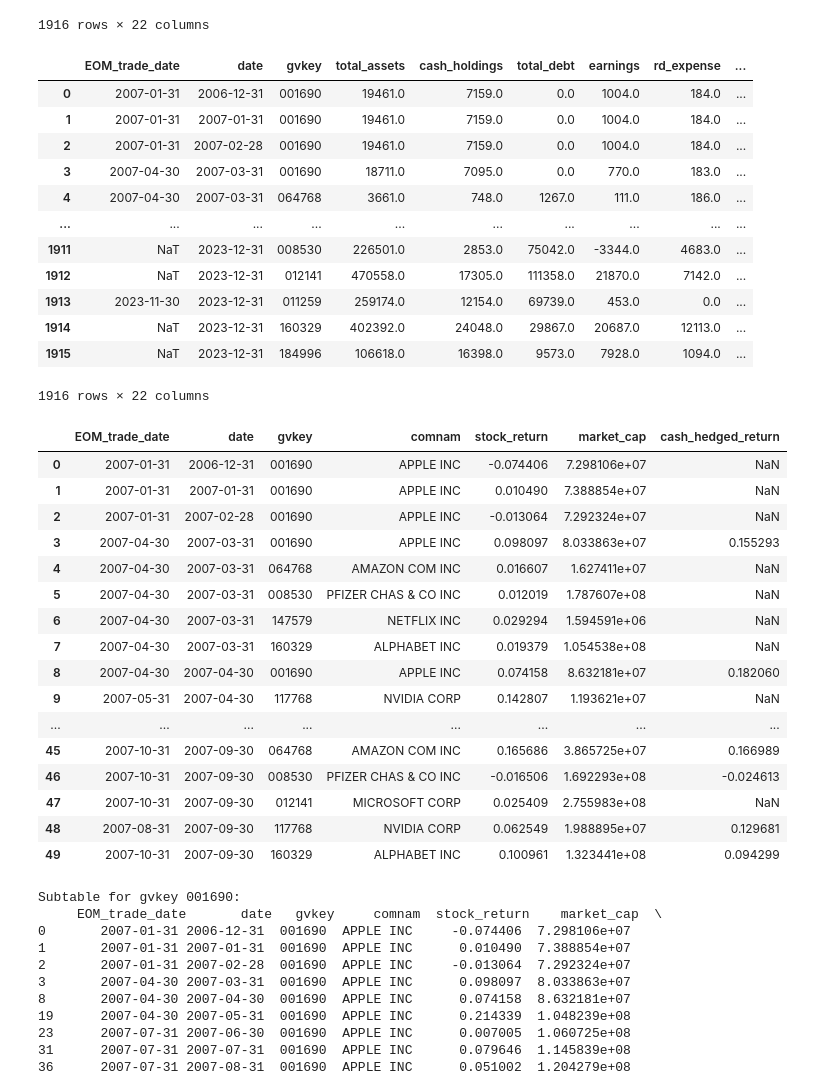
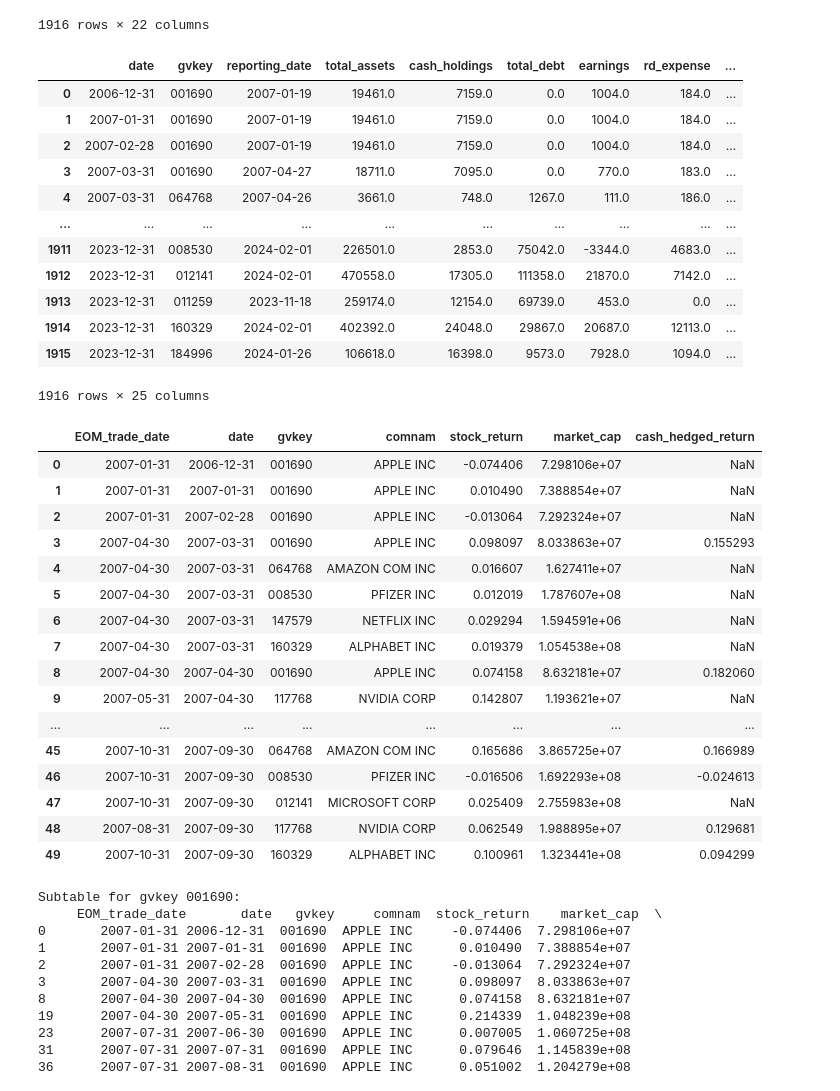
Before and after one commit to veervohra03/CashHedged, a Jupyter notebook: Multiple-Companies-Cash-Hedged.ipynb, the cells around one changed output. Cells and saved outputs as stored; diff of their text form; code cells hidden in the pictures.

```diff
--- a/Multiple-Companies-Cash-Hedged.ipynb
+++ b/Multiple-Companies-Cash-Hedged.ipynb
@@ -371,49 +381,47 @@ agg_fin_data
 | 1914 | 2023-12-31 | 160329 | 2024-01-30 | 402392.0 | 24048.0 | 29867.0 | 20687.0 | 12113.0 | ... |
 | 1915 | 2023-12-31 | 184996 | 2024-01-24 | 106618.0 | 16398.0 | 9573.0 | 7928.0 | 1094.0 | ... |
 1916 rows × 22 columns
+# %%
+agg_fin_data['reporting_date'] = pd.to_datetime(agg_fin_data['reporting_date']) + pd.Timedelta(days=1)
 # %%
 last_trading_days = conn.raw_sql(f'''
 SELECT DISTINCT
     MAX(date) AS last_trade_date
 FROM crsp.dsf
 WHERE date >= '{query_start_date}'
 GROUP BY DATE_TRUNC('month', date)
 ORDER BY last_trade_date
 ''')
 
 last_trading_days['last_trade_date'] = pd.to_datetime(last_trading_days['last_trade_date'])
 last_trading_days['month'] = last_trading_days['last_trade_date'].dt.month
 last_trading_days['year'] = last_trading_days['last_trade_date'].dt.year
 
-agg_fin_data['trade_date'] = pd.to_datetime(agg_fin_data['reporting_date']) + pd.Timedelta(days=1)
-agg_fin_data['month'] = agg_fin_data['trade_date'].dt.month
-agg_fin_data['year'] = agg_fin_data['trade_date'].dt.year
+agg_fin_data['reporting_date'] = pd.to_datetime(agg_fin_data['reporting_date']) + pd.Timedelta(days=1)
+agg_fin_data['month'] = agg_fin_data['reporting_date'].dt.month
+agg_fin_data['year'] = agg_fin_data['reporting_date'].dt.year
 
 last_trading_day_mapping = last_trading_days.set_index(['year', 'month'])['last_trade_date'].to_dict()
 
-EOM_trading_date = agg_fin_data.apply(
+agg_fin_data['EOM_trade_date'] = agg_fin_data.apply(
     lambda row: last_trading_day_mapping.get((row['year'], row['month'])),
     axis=1
 )
-
-agg_fin_data.insert(0, 'EOM_trade_date', EOM_trading_date)
-agg_fin_data = agg_fin_data.drop(columns=['year', 'month','trade_date','reporting_date'])
-
 agg_fin_data
 # %% [output]
-|  | EOM_trade_date | date | gvkey | total_assets | cash_holdings | total_debt | earnings | rd_expense | ... |
-| 0 | 2007-01-31 | 2006-12-31 | 001690 | 19461.0 | 7159.0 | 0.0 | 1004.0 | 184.0 | ... |
-| 1 | 2007-01-31 | 2007-01-31 | 001690 | 19461.0 | 7159.0 | 0.0 | 1004.0 | 184.0 | ... |
-| 2 | 2007-01-31 | 2007-02-28 | 001690 | 19461.0 | 7159.0 | 0.0 | 1004.0 | 184.0 | ... |
-| 3 | 2007-04-30 | 2007-03-31 | 001690 | 18711.0 | 7095.0 | 0.0 | 770.0 | 183.0 | ... |
-| 4 | 2007-04-30 | 2007-03-31 | 064768 | 3661.0 | 748.0 | 1267.0 | 111.0 | 186.0 | ... |
+|  | date | gvkey | reporting_date | total_assets | cash_holdings | total_debt | earnings | rd_expense | ... |
+| 0 | 2006-12-31 | 001690 | 2007-01-19 | 19461.0 | 7159.0 | 0.0 | 1004.0 | 184.0 | ... |
+| 1 | 2007-01-31 | 001690 | 2007-01-19 | 19461.0 | 7159.0 | 0.0 | 1004.0 | 184.0 | ... |
+| 2 | 2007-02-28 | 001690 | 2007-01-19 | 19461.0 | 7159.0 | 0.0 | 1004.0 | 184.0 | ... |
+| 3 | 2007-03-31 | 001690 | 2007-04-27 | 18711.0 | 7095.0 | 0.0 | 770.0 | 183.0 | ... |
+| 4 | 2007-03-31 | 064768 | 2007-04-26 | 3661.0 | 748.0 | 1267.0 | 111.0 | 186.0 | ... |
 | ... | ... | ... | ... | ... | ... | ... | ... | ... | ... |
-| 1911 | NaT | 2023-12-31 | 008530 | 226501.0 | 2853.0 | 75042.0 | -3344.0 | 4683.0 | ... |
-| 1912 | NaT | 2023-12-31 | 012141 | 470558.0 | 17305.0 | 111358.0 | 21870.0 | 7142.0 | ... |
-| 1913 | 2023-11-30 | 2023-12-31 | 011259 | 259174.0 | 12154.0 | 69739.0 | 453.0 | 0.0 | ... |
-| 1914 | NaT | 2023-12-31 | 160329 | 402392.0 | 24048.0 | 29867.0 | 20687.0 | 12113.0 | ... |
-| 1915 | NaT | 2023-12-31 | 184996 | 106618.0 | 16398.0 | 9573.0 | 7928.0 | 1094.0 | ... |
+| 1911 | 2023-12-31 | 008530 | 2024-02-01 | 226501.0 | 2853.0 | 75042.0 | -3344.0 | 4683.0 | ... |
+| 1912 | 2023-12-31 | 012141 | 2024-02-01 | 470558.0 | 17305.0 | 111358.0 | 21870.0 | 7142.0 | ... |
+| 1913 | 2023-12-31 | 011259 | 2023-11-18 | 259174.0 | 12154.0 | 69739.0 | 453.0 | 0.0 | ... |
+| 1914 | 2023-12-31 | 160329 | 2024-02-01 | 402392.0 | 24048.0 | 29867.0 | 20687.0 | 12113.0 | ... |
+| 1915 | 2023-12-31 | 184996 | 2024-01-26 | 106618.0 | 16398.0 | 9573.0 | 7928.0 | 1094.0 | ... |
-1916 rows × 22 columns
+1916 rows × 25 columns
 # %%
 # Simplify agg_fin_data by keeping only the required columns
 data = agg_fin_data[['EOM_trade_date', 'date', 'gvkey', 'comnam', 'stock_return', 'market_cap', 'cash_hedged_return']]
@@ -425,14 +433,14 @@ data[:50]
 | 2 | 2007-01-31 | 2007-02-28 | 001690 | APPLE INC | -0.013064 | 7.292324e+07 | NaN |
 | 3 | 2007-04-30 | 2007-03-31 | 001690 | APPLE INC | 0.098097 | 8.033863e+07 | 0.155293 |
 | 4 | 2007-04-30 | 2007-03-31 | 064768 | AMAZON COM INC | 0.016607 | 1.627411e+07 | NaN |
-| 5 | 2007-04-30 | 2007-03-31 | 008530 | PFIZER CHAS & CO INC | 0.012019 | 1.787607e+08 | NaN |
+| 5 | 2007-04-30 | 2007-03-31 | 008530 | PFIZER INC | 0.012019 | 1.787607e+08 | NaN |
 | 6 | 2007-04-30 | 2007-03-31 | 147579 | NETFLIX INC | 0.029294 | 1.594591e+06 | NaN |
 | 7 | 2007-04-30 | 2007-03-31 | 160329 | ALPHABET INC | 0.019379 | 1.054538e+08 | NaN |
 | 8 | 2007-04-30 | 2007-04-30 | 001690 | APPLE INC | 0.074158 | 8.632181e+07 | 0.182060 |
 | 9 | 2007-05-31 | 2007-04-30 | 117768 | NVIDIA CORP | 0.142807 | 1.193621e+07 | NaN |
 | ... | ... | ... | ... | ... | ... | ... | ... |
 | 45 | 2007-10-31 | 2007-09-30 | 064768 | AMAZON COM INC | 0.165686 | 3.865725e+07 | 0.166989 |
-| 46 | 2007-10-31 | 2007-09-30 | 008530 | PFIZER CHAS & CO INC | -0.016506 | 1.692293e+08 | -0.024613 |
+| 46 | 2007-10-31 | 2007-09-30 | 008530 | PFIZER INC | -0.016506 | 1.692293e+08 | -0.024613 |
 | 47 | 2007-10-31 | 2007-09-30 | 012141 | MICROSOFT CORP | 0.025409 | 2.755983e+08 | NaN |
 | 48 | 2007-08-31 | 2007-09-30 | 117768 | NVIDIA CORP | 0.062549 | 1.988895e+07 | 0.129681 |
 | 49 | 2007-10-31 | 2007-09-30 | 160329 | ALPHABET INC | 0.100961 | 1.323441e+08 | 0.094299 |
```
Also changed, not shown: parts of 2 cells of this notebook.
